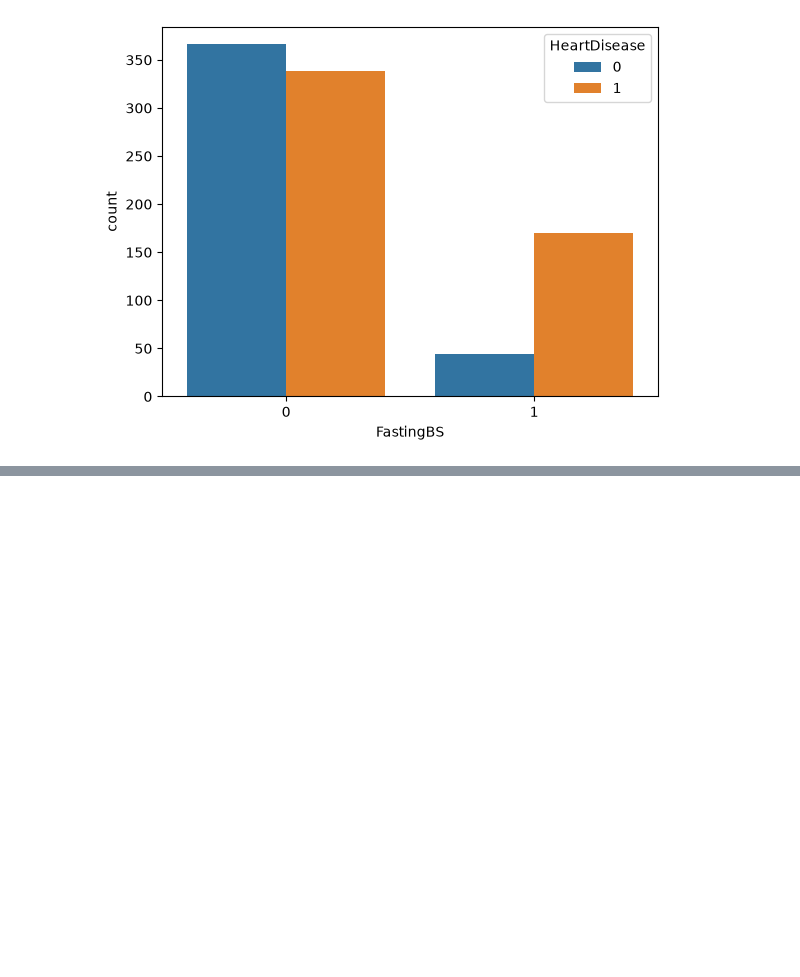
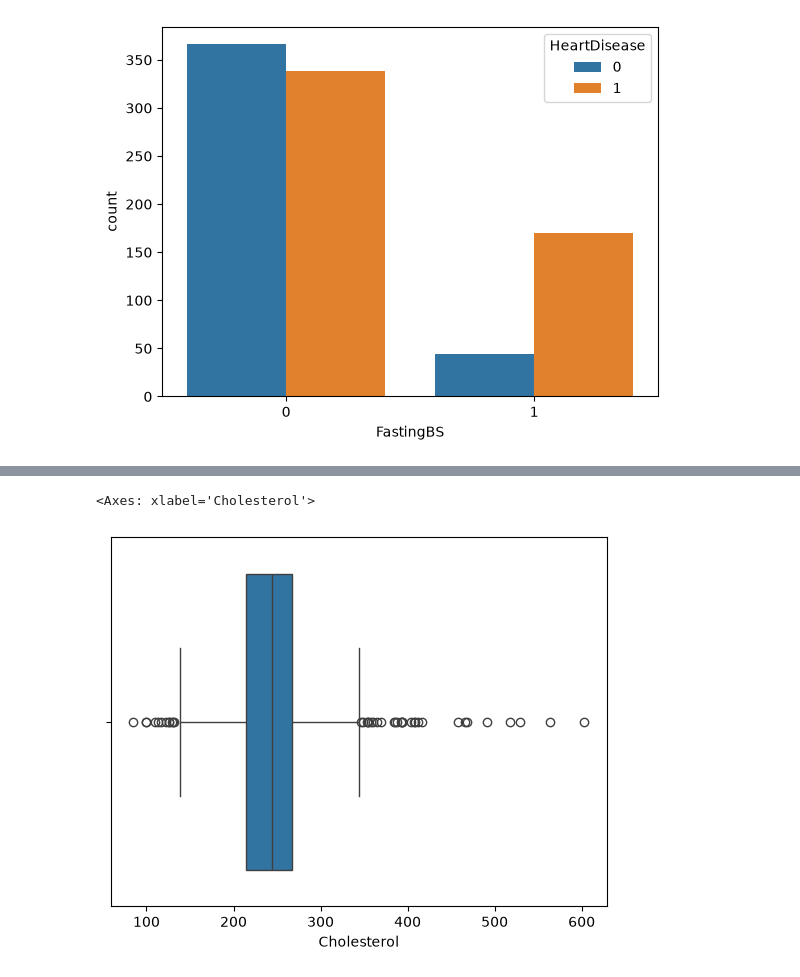
Before and after one commit to subhajit404/ML-Heart-Disease, a Jupyter notebook: main.ipynb, the cells around one changed output, grey strips where cells are left out. Cells and saved outputs as stored; diff of their text form; code cells hidden in the pictures; blank space fills up the shorter version.

```diff
--- a/main.ipynb
+++ b/main.ipynb
@@ -259,0 +265,5 @@ sns.countplot(x=df['FastingBS'],hue=df['HeartDisease'])
+# %%
+sns.boxplot(x = 'Cholesterol',data = df)
+# %% [output]
+<Axes: xlabel='Cholesterol'>
+[figure, added]
```
Also changed, not shown: parts of 1 cell of this notebook.
